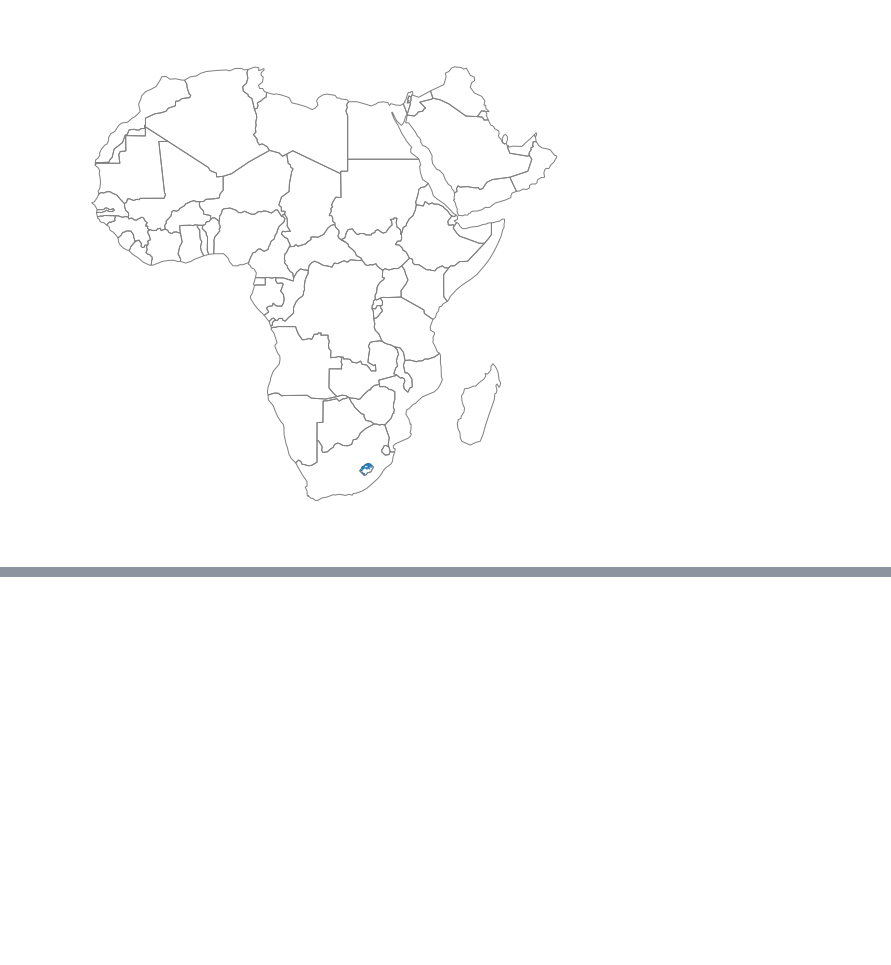
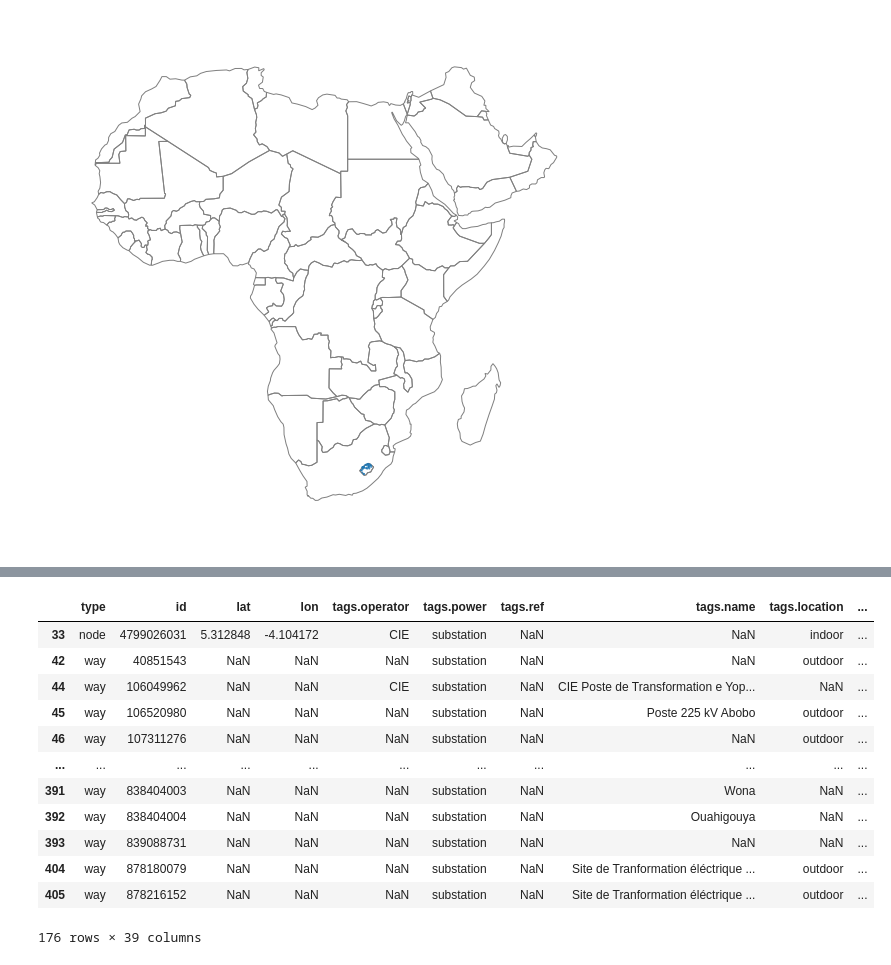
Before and after one commit to pypsa-meets-earth/pypsa-africa-hackathon, a Jupyter notebook: data_exploration/Substations.ipynb, the cells around one changed output, grey strips where cells are left out. Saved outputs shown, nothing was run; the diff lists cells and outputs as text; code cells hidden in the pictures; blank space fills up the shorter version.

```diff
--- a/data_exploration/Substations.ipynb
+++ b/data_exploration/Substations.ipynb
@@ -288,0 +289,18 @@ display(df)
+# %%
+df1=df.dropna(subset=['tags.voltage'])
+# %%
+display(df1)
+# %% [output]
+|  | type | id | lat | lon | tags.operator | tags.power | tags.ref | tags.name | tags.location | ... |
+| 33 | node | 4799026031 | 5.312848 | -4.104172 | CIE | substation | NaN | NaN | indoor | ... |
+| 42 | way | 40851543 | NaN | NaN | NaN | substation | NaN | NaN | outdoor | ... |
+| 44 | way | 106049962 | NaN | NaN | CIE | substation | NaN | CIE Poste de Transformation e Yop... | NaN | ... |
+| 45 | way | 106520980 | NaN | NaN | NaN | substation | NaN | Poste 225 kV Abobo | outdoor | ... |
+| 46 | way | 107311276 | NaN | NaN | NaN | substation | NaN | NaN | outdoor | ... |
+| ... | ... | ... | ... | ... | ... | ... | ... | ... | ... | ... |
+| 391 | way | 838404003 | NaN | NaN | NaN | substation | NaN | Wona | NaN | ... |
+| 392 | way | 838404004 | NaN | NaN | NaN | substation | NaN | Ouahigouya | NaN | ... |
+| 393 | way | 839088731 | NaN | NaN | NaN | substation | NaN | NaN | NaN | ... |
+| 404 | way | 878180079 | NaN | NaN | NaN | substation | NaN | Site de Tranformation éléctrique ... | outdoor | ... |
+| 405 | way | 878216152 | NaN | NaN | NaN | substation | NaN | Site de Tranformation éléctrique ... | outdoor | ... |
+176 rows × 39 columns
```
Also changed, not shown: parts of 5 cells of this notebook.
